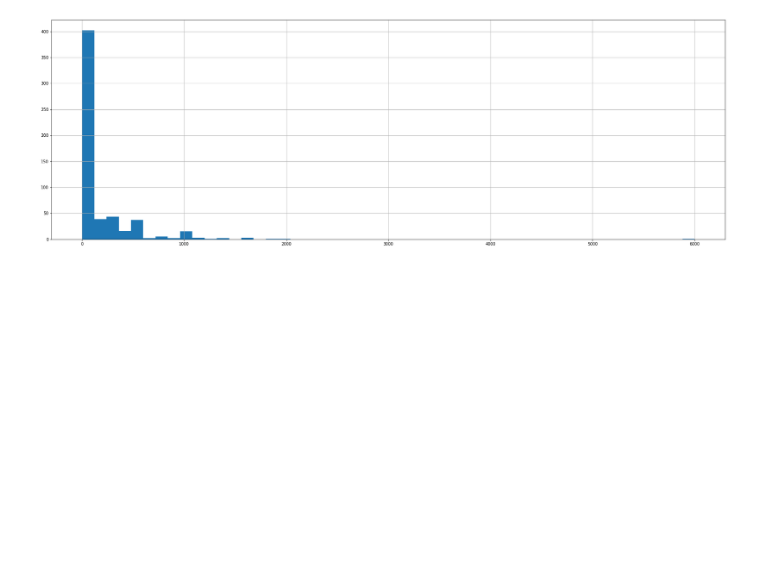
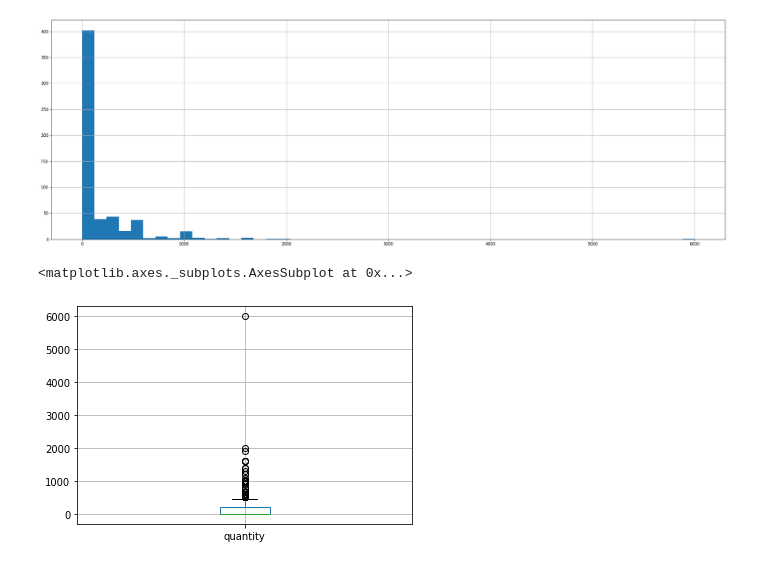
Before and after one commit to y-garcia/recipe-ingredient-classifier, a Jupyter notebook: 01_data_exploration.ipynb, the cells around one changed output. Cells and saved outputs as stored; diff of their text form; code cells hidden in the pictures; blank space fills up the shorter version.

Commit message:
feat: Further exploration of quantity

```diff
--- a/01_data_exploration.ipynb
+++ b/01_data_exploration.ipynb
@@ -71,3 +73,8 @@ ingredients_df.quantity.hist(figsize = (30,10), bins=50)
 # %% [output]
 <matplotlib.axes._subplots.AxesSubplot at 0x...>
 [figure]
+# %%
+ingredients_df.boxplot(column='quantity')
+# %% [output]
+<matplotlib.axes._subplots.AxesSubplot at 0x...>
+[figure, added]
```
Also changed, not shown: parts of 8 cells of this notebook.
